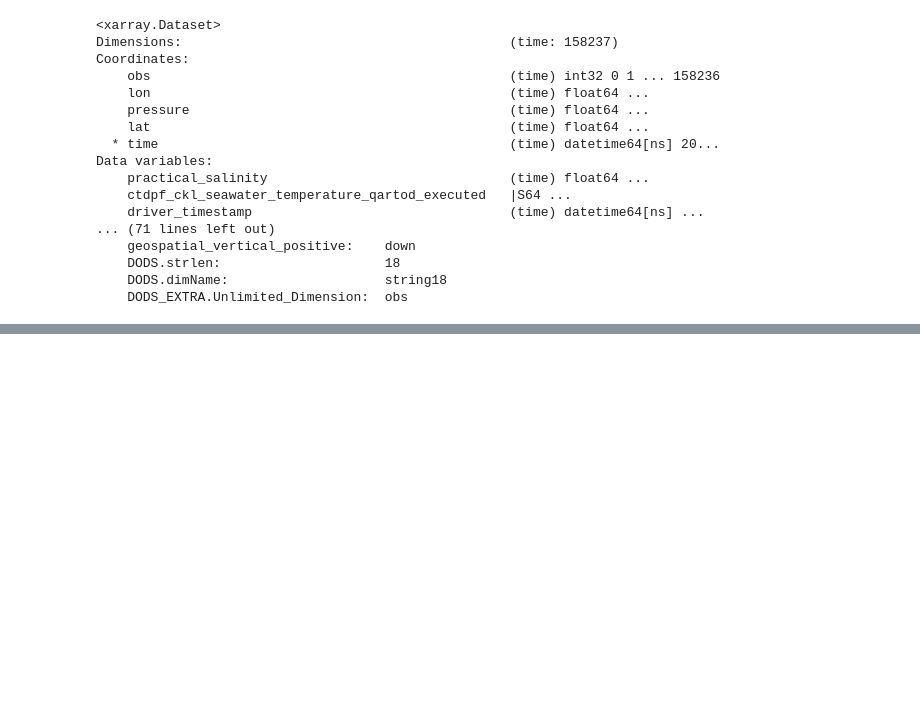
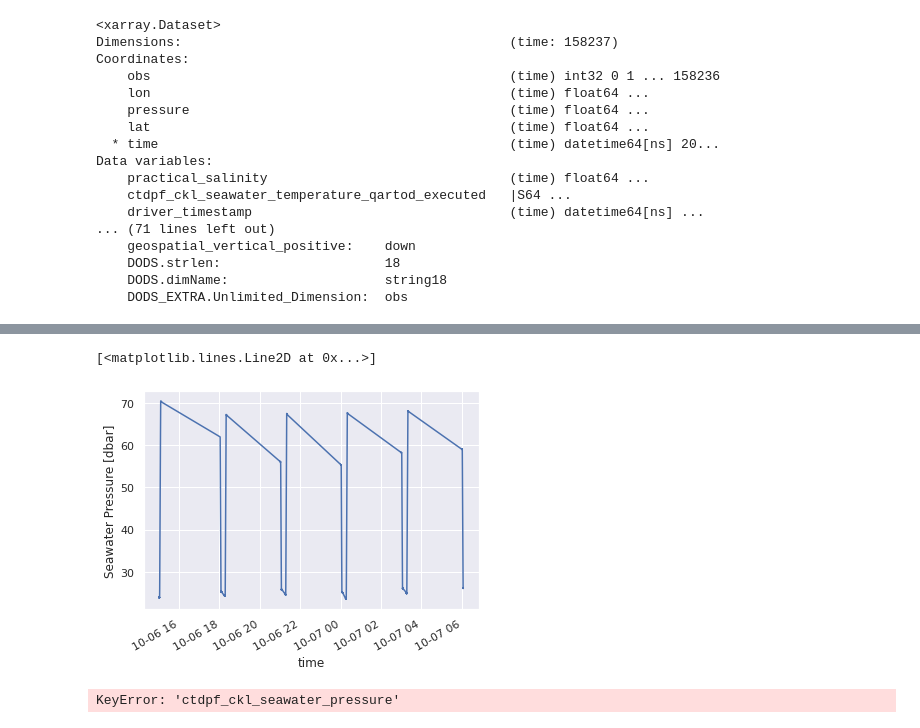
Before and after one commit to sryan288/ohw20-proj-ooi-profiles-section, a Jupyter notebook: OOI_profiles_Stace.ipynb, the cells around one changed output, grey strips where cells are left out. Drawn from its saved outputs; the diff is of its cells as text; code cells hidden in the pictures; blank space fills up the shorter version.

```diff
--- a/OOI_profiles_Stace.ipynb
+++ b/OOI_profiles_Stace.ipynb
@@ -60,0 +116,13 @@ Data variables:
+# %%
+ds['ctdpf_ckl_seawater_pressure'][:4000].plot()
+# %% [output]
+[<matplotlib.lines.Line2D at 0x...>]
+[figure, added]
+# %%
+# idx = np.where(np.diff(xr.concat([ds.coords['pressure'][0], ds.coords['pressure']], dim='time')) < 0)
+idx = np.where(np.diff(ds.coords['pressure']) < 0)
+# start = np.array([0])
+ds['ctdpf_ckl_seawater_pressure'][:10]
+# ds.coords['pressure'][0]
+# %% [output]
+KeyError: 'ctdpf_ckl_seawater_pressure'
```
Also changed, not shown: parts of 5 cells of this notebook.
